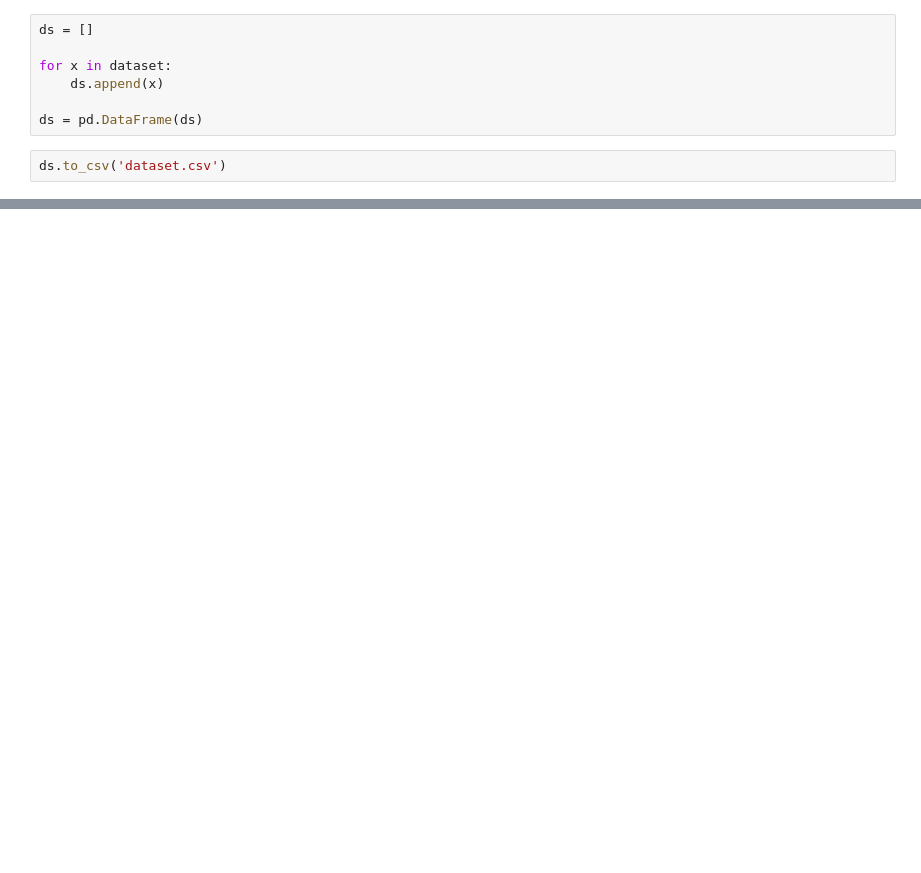
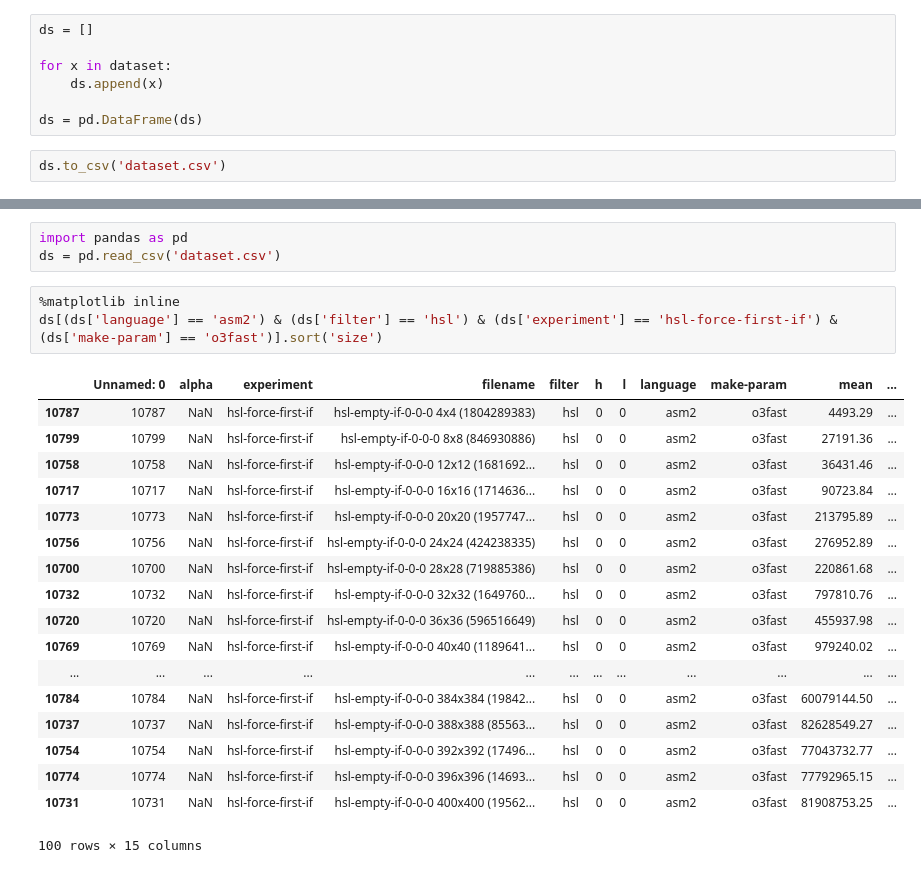
Before and after one commit to jbayardo/orga2-tp2, a Jupyter notebook: exp/Testing.ipynb, the cells around one changed output, grey strips where cells are left out. Saved outputs shown, nothing was run; the diff lists cells and outputs as text; blank space fills up the shorter version.

```diff
--- a/exp/Testing.ipynb
+++ b/exp/Testing.ipynb
@@ -203,0 +191,25 @@ ds
+# %%
+import pandas as pd
+ds = pd.read_csv('dataset.csv')
+# %%
+%matplotlib inline
+ds[(ds['language'] == 'asm2') & (ds['filter'] == 'hsl') & (ds['experiment'] == 'hsl-force-first-if') & (ds['make-param'] == 'o3fast')].sort('size')
+# %% [output]
+|  | Unnamed: 0 | alpha | experiment | filename | filter | h | l | language | make-param | mean | ... |
+| 10787 | 10787 | NaN | hsl-force-first-if | hsl-empty-if-0-0-0 4x4 (1804289383) | hsl | 0 | 0 | asm2 | o3fast | 4493.29 | ... |
+| 10799 | 10799 | NaN | hsl-force-first-if | hsl-empty-if-0-0-0 8x8 (846930886) | hsl | 0 | 0 | asm2 | o3fast | 27191.36 | ... |
+| 10758 | 10758 | NaN | hsl-force-first-if | hsl-empty-if-0-0-0 12x12 (1681692... | hsl | 0 | 0 | asm2 | o3fast | 36431.46 | ... |
+| 10717 | 10717 | NaN | hsl-force-first-if | hsl-empty-if-0-0-0 16x16 (1714636... | hsl | 0 | 0 | asm2 | o3fast | 90723.84 | ... |
+| 10773 | 10773 | NaN | hsl-force-first-if | hsl-empty-if-0-0-0 20x20 (1957747... | hsl | 0 | 0 | asm2 | o3fast | 213795.89 | ... |
+| 10756 | 10756 | NaN | hsl-force-first-if | hsl-empty-if-0-0-0 24x24 (424238335) | hsl | 0 | 0 | asm2 | o3fast | 276952.89 | ... |
+| 10700 | 10700 | NaN | hsl-force-first-if | hsl-empty-if-0-0-0 28x28 (719885386) | hsl | 0 | 0 | asm2 | o3fast | 220861.68 | ... |
+| 10732 | 10732 | NaN | hsl-force-first-if | hsl-empty-if-0-0-0 32x32 (1649760... | hsl | 0 | 0 | asm2 | o3fast | 797810.76 | ... |
+| 10720 | 10720 | NaN | hsl-force-first-if | hsl-empty-if-0-0-0 36x36 (596516649) | hsl | 0 | 0 | asm2 | o3fast | 455937.98 | ... |
+| 10769 | 10769 | NaN | hsl-force-first-if | hsl-empty-if-0-0-0 40x40 (1189641... | hsl | 0 | 0 | asm2 | o3fast | 979240.02 | ... |
+| ... | ... | ... | ... | ... | ... | ... | ... | ... | ... | ... | ... |
+| 10784 | 10784 | NaN | hsl-force-first-if | hsl-empty-if-0-0-0 384x384 (19842... | hsl | 0 | 0 | asm2 | o3fast | 60079144.50 | ... |
+| 10737 | 10737 | NaN | hsl-force-first-if | hsl-empty-if-0-0-0 388x388 (85563... | hsl | 0 | 0 | asm2 | o3fast | 82628549.27 | ... |
+| 10754 | 10754 | NaN | hsl-force-first-if | hsl-empty-if-0-0-0 392x392 (17496... | hsl | 0 | 0 | asm2 | o3fast | 77043732.77 | ... |
+| 10774 | 10774 | NaN | hsl-force-first-if | hsl-empty-if-0-0-0 396x396 (14693... | hsl | 0 | 0 | asm2 | o3fast | 77792965.15 | ... |
+| 10731 | 10731 | NaN | hsl-force-first-if | hsl-empty-if-0-0-0 400x400 (19562... | hsl | 0 | 0 | asm2 | o3fast | 81908753.25 | ... |
+100 rows × 15 columns
```
Also changed, not shown: parts of 3 cells of this notebook, 2 other files.
